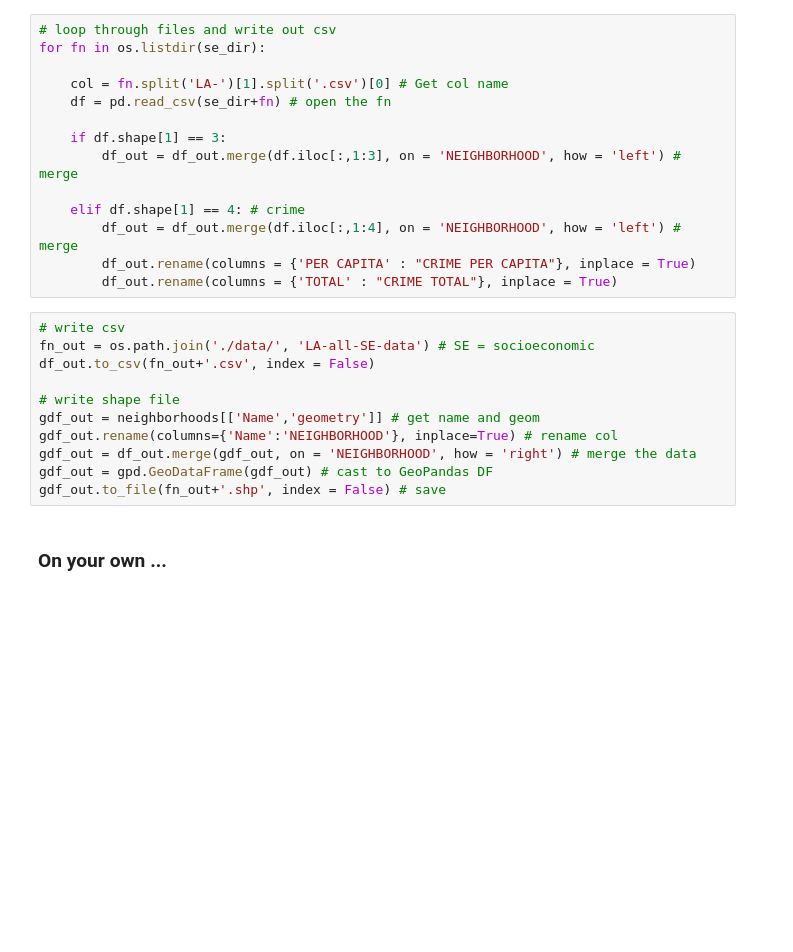
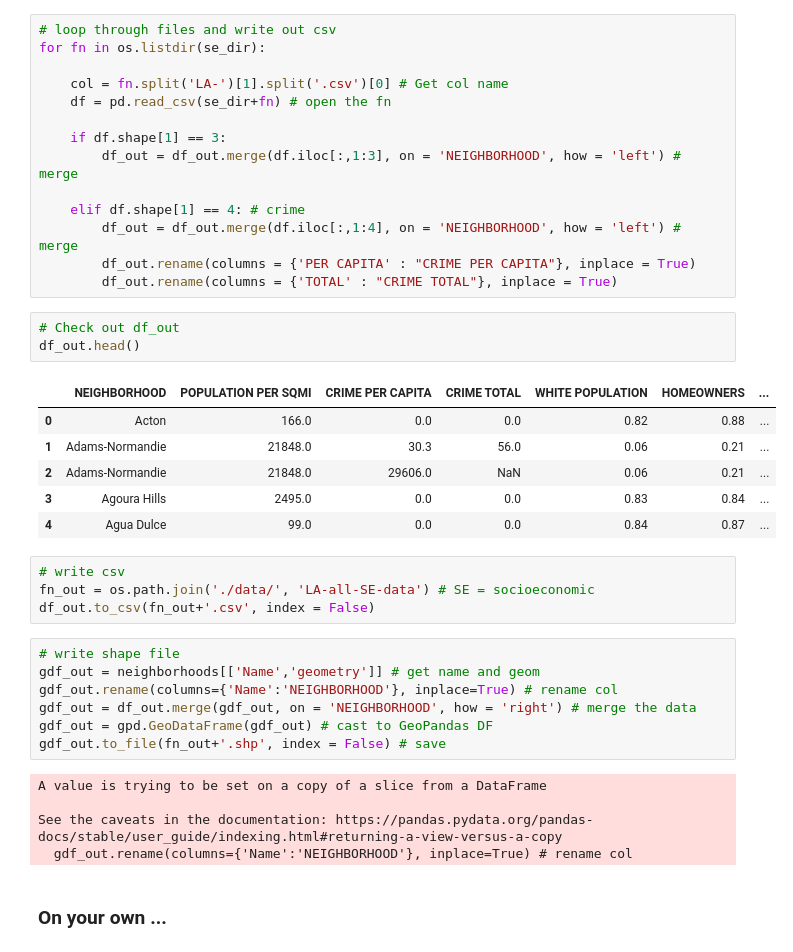
Before and after one commit to cascadet/GPHY-491-591, a Jupyter notebook: materials/Day4/GPHY-491-591-Lab3.ipynb, the cells around one changed output. Drawn from its saved outputs; the diff is of its cells as text; blank space fills up the shorter version.

```diff
--- a/materials/Day4/GPHY-491-591-Lab3.ipynb
+++ b/materials/Day4/GPHY-491-591-Lab3.ipynb
@@ -156,17 +204,32 @@ for fn in os.listdir(se_dir):
         df_out = df_out.merge(df.iloc[:,1:4], on = 'NEIGHBORHOOD', how = 'left') # merge
         df_out.rename(columns = {'PER CAPITA' : "CRIME PER CAPITA"}, inplace = True)
         df_out.rename(columns = {'TOTAL' : "CRIME TOTAL"}, inplace = True)
+# %%
+# Check out df_out
+df_out.head()
+# %% [output]
+|  | NEIGHBORHOOD | POPULATION PER SQMI | CRIME PER CAPITA | CRIME TOTAL | WHITE POPULATION | HOMEOWNERS | ... |
+| 0 | Acton | 166.0 | 0.0 | 0.0 | 0.82 | 0.88 | ... |
+| 1 | Adams-Normandie | 21848.0 | 30.3 | 56.0 | 0.06 | 0.21 | ... |
+| 2 | Adams-Normandie | 21848.0 | 29606.0 | NaN | 0.06 | 0.21 | ... |
+| 3 | Agoura Hills | 2495.0 | 0.0 | 0.0 | 0.83 | 0.84 | ... |
+| 4 | Agua Dulce | 99.0 | 0.0 | 0.0 | 0.84 | 0.87 | ... |
+# %%
+# write csv
+fn_out = os.path.join('./data/', 'LA-all-SE-data') # SE = socioeconomic
+df_out.to_csv(fn_out+'.csv', index = False)
 # %%
-# write csv
-fn_out = os.path.join('./data/', 'LA-all-SE-data') # SE = socioeconomic
-df_out.to_csv(fn_out+'.csv', index = False)
-
 # write shape file
 gdf_out = neighborhoods[['Name','geometry']] # get name and geom
 gdf_out.rename(columns={'Name':'NEIGHBORHOOD'}, inplace=True) # rename col
 gdf_out = df_out.merge(gdf_out, on = 'NEIGHBORHOOD', how = 'right') # merge the data
 gdf_out = gpd.GeoDataFrame(gdf_out) # cast to GeoPandas DF
 gdf_out.to_file(fn_out+'.shp', index = False) # save
+# %% [output]
+A value is trying to be set on a copy of a slice from a DataFrame
+
+See the caveats in the documentation: https://pandas.pydata.org/pandas-docs/stable/user_guide/indexing.html#returning-a-view-versus-a-copy
+  gdf_out.rename(columns={'Name':'NEIGHBORHOOD'}, inplace=True) # rename col
 # %% [markdown]
 ### On your own ...
 # %%
```
Also changed, not shown: parts of 23 cells of this notebook.
